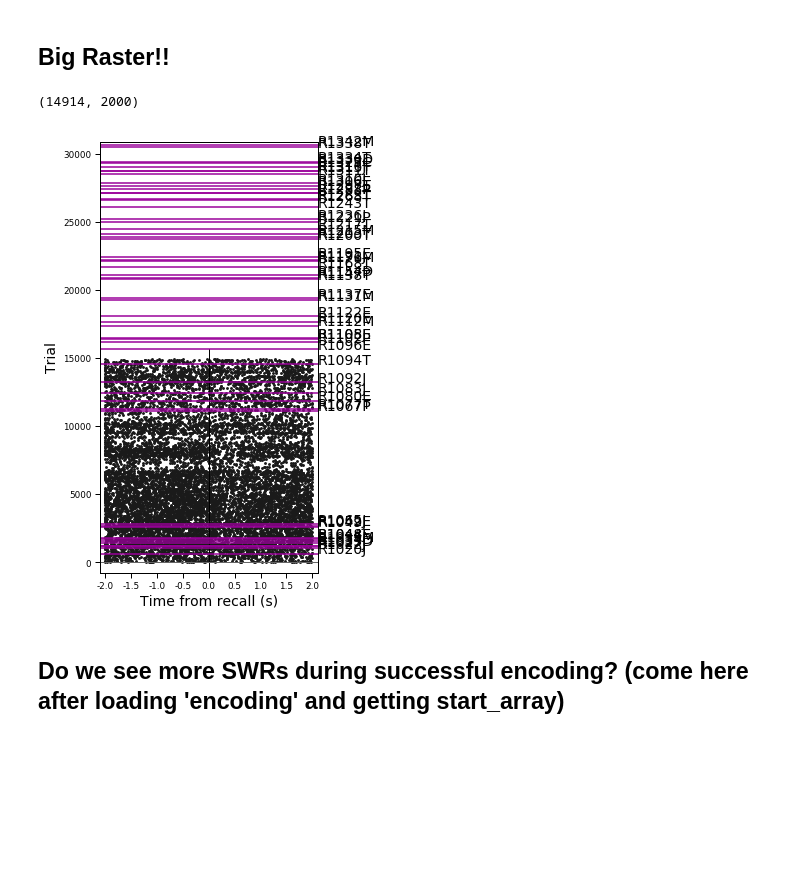
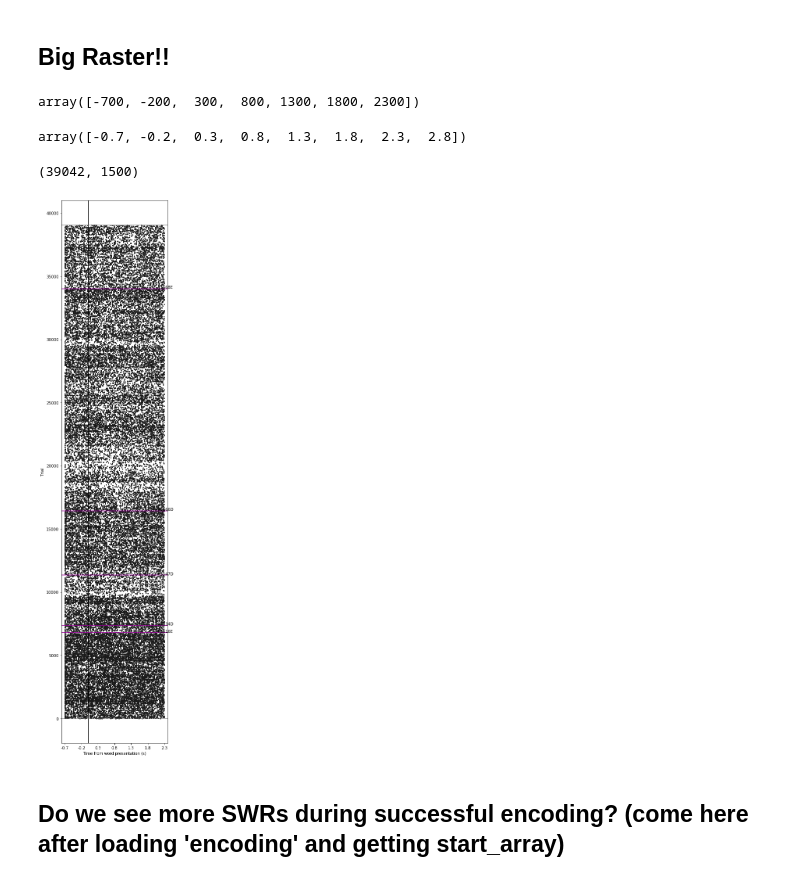
Before and after one commit to jjsakon/SWR, a Jupyter notebook: code/SWRanalysis-encodingLoad.ipynb, the cells around one changed output. Cells and saved outputs as stored; diff of their text form; code cells hidden in the pictures; blank space fills up the shorter version.

Commit message:
2021-10-22 continuing to modify SWRanalysis and encoding analysis for repFR1

```diff
--- a/code/SWRanalysis-encodingLoad.ipynb
+++ b/code/SWRanalysis-encodingLoad.ipynb
@@ -29,7 +29,7 @@ from SWRmodule import *
 import seaborn as sb
 
 df = get_data_index("r1") # all RAM subjects
-exp = 'catFR1' # 'FR1' 'catFR1'
+exp = 'RepFR1' # 'FR1' 'catFR1'
 # %% [output]
 The autoreload extension is already loaded. To reload it, use:
   %reload_ext autoreload
@@ -141,7 +143,7 @@ recall_minimum = 0 # used if recall_type_switch = 3
 region_name = 'HPC' #'ENT' #'HPC' #HPC_ENT #ENT #HPC # PHC
 remove_soz_ictal = 0 # 0 for nothing, 1 for remove SOZ, 2 for keep ONLY SOZ ###
 filter_type = 'hamming' # butter/hamming/hamming125200/tried hamming140250 for math
-sub_selection = 'first_half' # 'second_half', 'whole' ,'first_half'
+sub_selection = 'whole' # 'second_half', 'whole' ,'first_half'
                               # analyze first 40%, remaining 60% of data, or whole?
                               # works for FR1 and catFR1
 ###
@@ -337,12 +391,12 @@ show();
 # %%
 ## DO YOU WANT TO SELECT A SUBFIELD or OUTPUT POSITION?? ##
 
-select_subfield = True   # note: if you already ran this once, have to load again from data
+select_subfield = False   # note: if you already ran this once, have to load again from data
                           # also this is only for HPC. So set to False for ENT and PHC
 
 # select for subfield if HPC
 if select_subfield == True:
-    location_selected = 'dg' #'dg' # 'ca3' # 'dg' 'ca1' # sub # ['ca1','dg']
+    location_selected = 'ca1' #'dg' # 'ca3' # 'dg' 'ca1' # sub # ['ca1','dg']
         # left # right # left hippocampus # right hippocampus # hippocampus
         # to see number of each: sum(np.array([names.find('sub') for names in HPC_names])>=0)
 else:
@@ -675,6 +729,12 @@ ISI: p=0.163, t=-1.42
 # subject-level plots
 # %% [markdown]
 ## Big Raster!!
+# %%
+np.arange(psth_start,psth_end+1,500)
+np.round((np.arange(psth_start/1000,psth_end/1000+1,0.5)),2)
+# %% [output]
+array([-700, -200,  300,  800, 1300, 1800, 2300])
+array([-0.7, -0.2,  0.3,  0.8,  1.3,  1.8,  2.3,  2.8])
 # %%
 
 ## for the raster and PSTH binarize the data by using the start indices of the ripple
@@ -691,14 +751,18 @@ between_session_color = (0,0.6,0.6)
 encoding_whole_time = 1000*np.round(12*(1.6+0.875),1)
 
 %autoreload
-psth_start = -2000
-psth_end = encoding_whole_time #2000
+if selected_period == 'encoding':
+    psth_start = -700
+    psth_end = 2300
+elif selected_period == 'whole_encoding':
+    psth_start = -2000
+    psth_end = encoding_whole_time #2000
 
 # plot raster
-subplots(1,1,figsize=(8,20))   #y=100 for data cleaning # (4,6) for Fig. 4b # (4,10) for Fig. 2a
+subplots(1,1,figsize=(5,20))   #y=100 for data cleaning # (4,6) for Fig. 4b # (4,10) for Fig. 2a
 scatter(np.where(start_array)[1]*sr_factor+psth_start,np.where(start_array)[0],s=4,color=dot_color) # SWR time v. trial
-xticks(np.arange(psth_start,psth_end+1,500),np.arange(psth_start/1000,psth_end/1000+1,0.5))
-xlabel('Time from recall (s)')
+xticks(np.arange(psth_start,psth_end+1,500),np.round(np.arange(psth_start/1000,psth_end/1000+1,0.5),2))
+xlabel('Time from word presentation (s)')
 ylabel('Trial')
 ax = plt.gca()
 ax.set_xlim(psth_start-100,psth_end+100)
@@ -721,35 +785,35 @@ for s in range(1,len(trial_nums)):
                 plot([ax.get_xlim()[0],ax.get_xlim()[1]],(0.5+np.sum(trial_nums[:s]))*np.ones(2),linewidth=0.5,linestyle='-',color=between_session_color)
                 text(2100,0,sub_names[s]) # and print 1st sub name at y=0
     else: # plot lines between electrodes
         if elec_dividers_on == 1:
             plot([ax.get_xlim()[0],ax.get_xlim()[1]],(0.5+np.sum(trial_nums[:s]))*np.ones(2),linewidth=0.5,linestyle='-',color=(.8,.8,.8))
     # plot lines between sessions
     if session_dividers_on==1:
         if sub_sess_names[s] != last_sess:
             plot([ax.get_xlim()[0],ax.get_xlim()[1]],(0.5+np.sum(trial_nums[:s]))*np.ones(2),linewidth=0.75,linestyle='-',color=between_session_color)
             last_sess = sub_sess_names[s]
 
     channels_per_session.append(np.unique(channel_nums_array[int(trial_accum):int(trial_accum+trial_nums[s])]))
     trial_accum = trial_accum+trial_nums[s]
 
 plot([ax.get_xlim()[0],ax.get_xlim()[1]],-.5*np.ones(2),linewidth=1,linestyle='-',color=(.4,.4,.4))
 plot([ax.get_xlim()[0],ax.get_xlim()[1]],(0.5+np.sum(trial_nums))*np.ones(2),linewidth=1,linestyle='-',color=(.4,.4,.4))
 ax.autoscale(enable=True, axis='y', tight=True)
 plt.tight_layout()
 # print('Total FR events: '+str(total_recalls)) # these were in whole retrieval period so not kept in usual ripple alignment
 # print('Kept FR events: '+str(kept_recalls))
 print(start_array.shape);
 if save_raster == 1:
     if elec_dividers_on == 1:
         plt.savefig('../figures/rasters/'+exp+'_'+'raster_'+region_name+'_'+location_selected+
                     '-'+str(recall_type_switch)+'-'+filter_type+'.pdf',transparent=True)
     else:
         plt.savefig('../figures/rasters/'+exp+'_'+'raster_'+region_name+'_'+location_selected+
                     '-'+str(recall_type_switch)+'no_elecs-'+filter_type+'.pdf',transparent=True)
 a=1;
 # %% [output]
-(14914, 2000)
+(39042, 1500)
-[figure, old version]
+[figure, new version]
 # %% [markdown]
 ## Do we see more SWRs during successful encoding? (come here after loading 'encoding' and getting start_array)
 # %%
```
Also changed, not shown: parts of 10 cells of this notebook, 3 other files.
